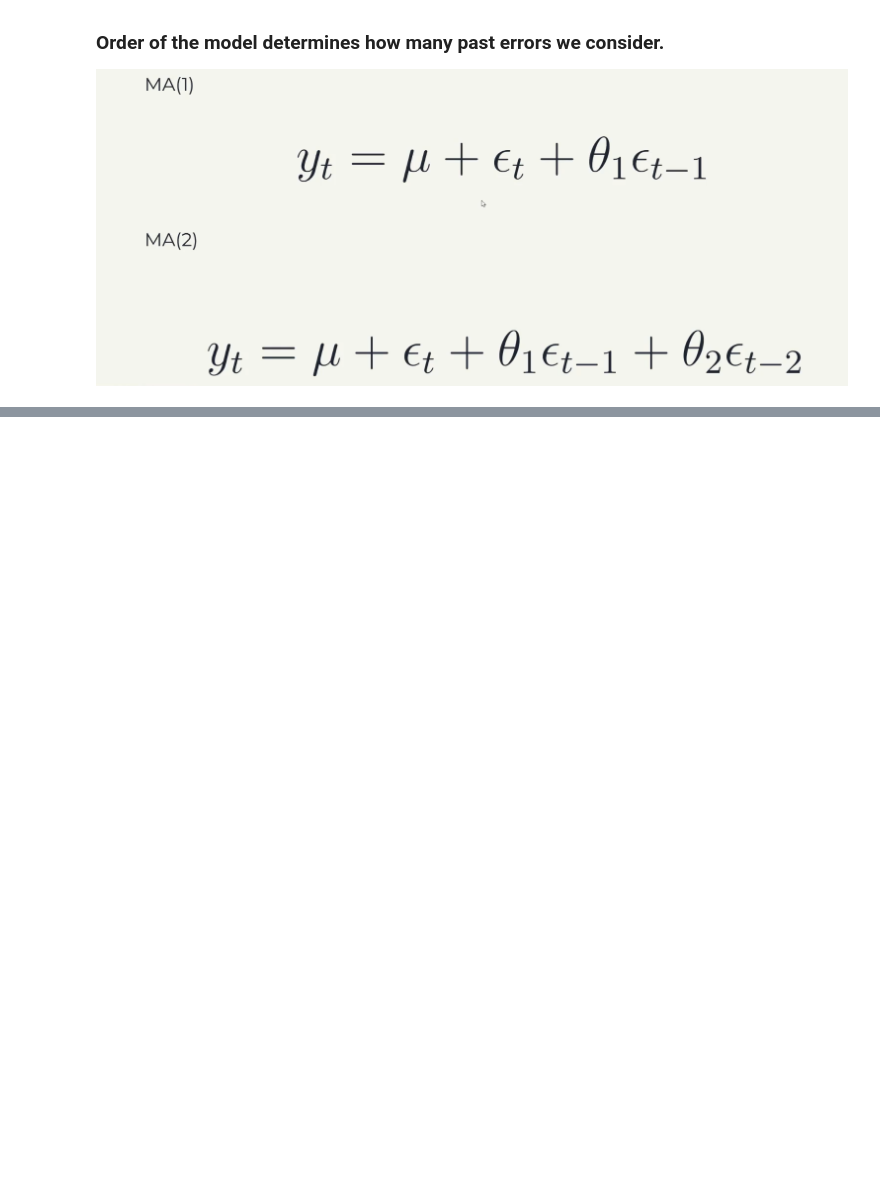
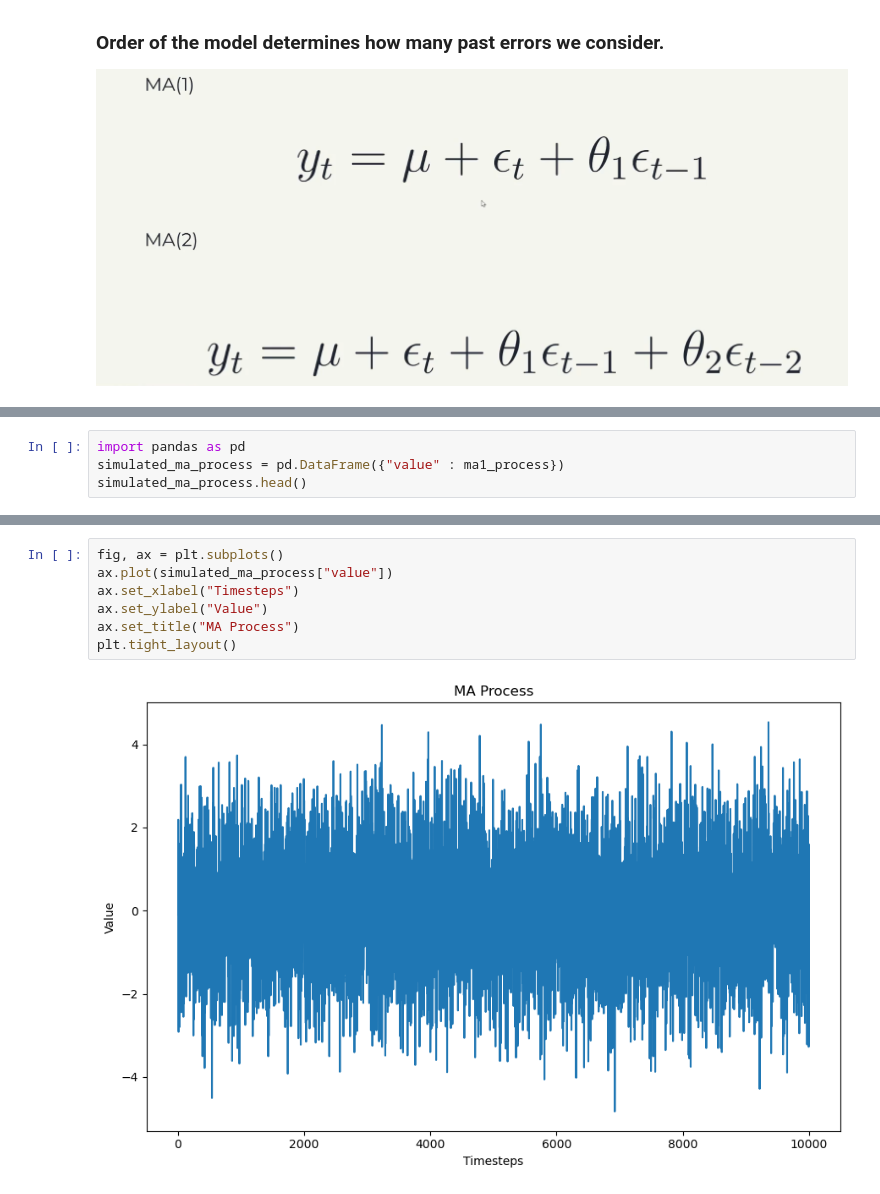
Before and after one commit to tharani001/TimeSeriesForecasting, a Jupyter notebook: ARIMA-forecasting/ARIMA-forecasting.ipynb, the cells around one changed output, grey strips where cells are left out. Cells and saved outputs as stored; diff of their text form; blank space fills up the shorter version.

```diff
--- a/ARIMA-forecasting/ARIMA-forecasting.ipynb
+++ b/ARIMA-forecasting/ARIMA-forecasting.ipynb
@@ -9,0 +60,4 @@
+# %%
+import pandas as pd
+simulated_ma_process = pd.DataFrame({"value" : ma1_process})
+simulated_ma_process.head()
@@ -9,0 +71,9 @@
+# %%
+fig, ax = plt.subplots()
+ax.plot(simulated_ma_process["value"])
+ax.set_xlabel("Timesteps")
+ax.set_ylabel("Value")
+ax.set_title("MA Process")
+plt.tight_layout()
+# %% [output]
+[figure, added]
```
Also changed, not shown: parts of 13 cells of this notebook.
